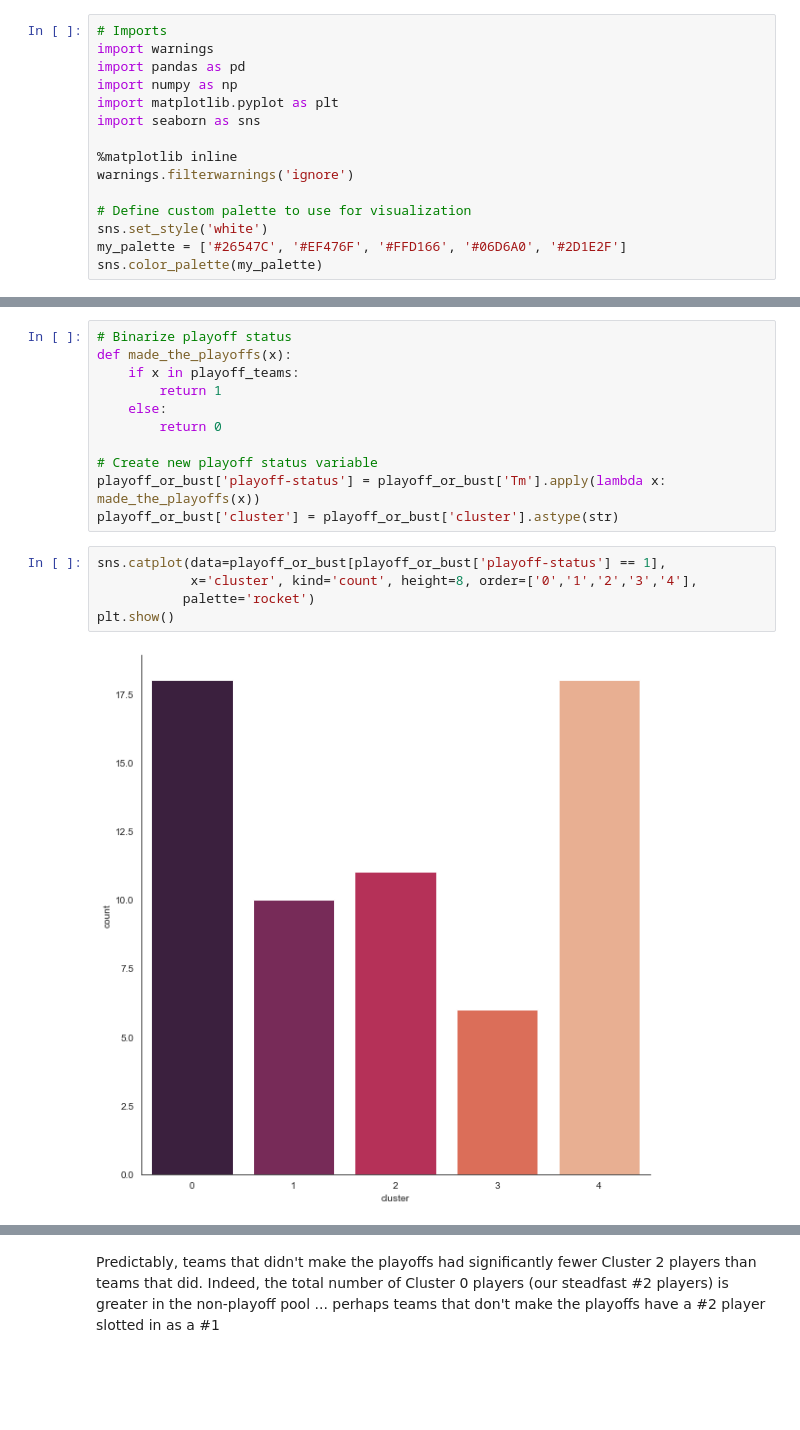
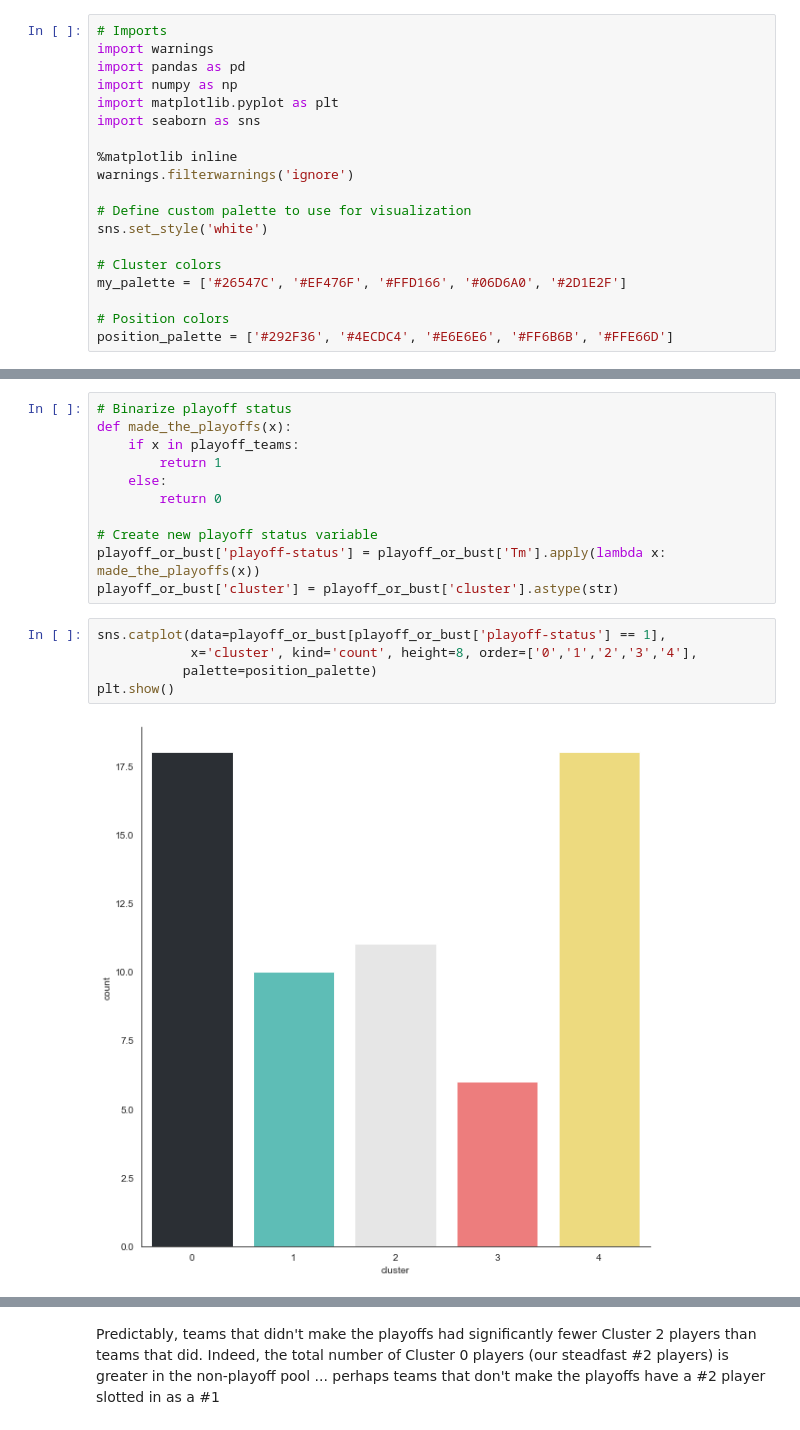
Before and after one commit to IanRFerguson/data-science-portfolio, a Jupyter notebook: nba-new-age/positionless-basketball.ipynb, the cells around one changed output, grey strips where cells are left out. Cells and saved outputs as stored; diff of their text form; blank space fills up the shorter version.

Commit message:
new colors

```diff
--- a/nba-new-age/positionless-basketball.ipynb
+++ b/nba-new-age/positionless-basketball.ipynb
@@ -22,5 +22,9 @@ warnings.filterwarnings('ignore')
 
 # Define custom palette to use for visualization
 sns.set_style('white')
+
+# Cluster colors
 my_palette = ['#26547C', '#EF476F', '#FFD166', '#06D6A0', '#2D1E2F']
-sns.color_palette(my_palette)
+
+# Position colors
+position_palette = ['#292F36', '#4ECDC4', '#E6E6E6', '#FF6B6B', '#FFE66D']
@@ -378,10 +381,10 @@ playoff_or_bust['cluster'] = playoff_or_bust['cluster'].astype(str)
 # %%
 sns.catplot(data=playoff_or_bust[playoff_or_bust['playoff-status'] == 1],
             x='cluster', kind='count', height=8, order=['0','1','2','3','4'],
-           palette='rocket')
+           palette=position_palette)
 plt.show()
 # %% [output]
-[figure, old version]
+[figure, new version]
 # %%
 sns.catplot(data=playoff_or_bust[playoff_or_bust['playoff-status'] == 0],
             x='cluster', kind='count', height=8, order=['0','1','2','3','4'],
```
Also changed, not shown: parts of 7 cells of this notebook.
